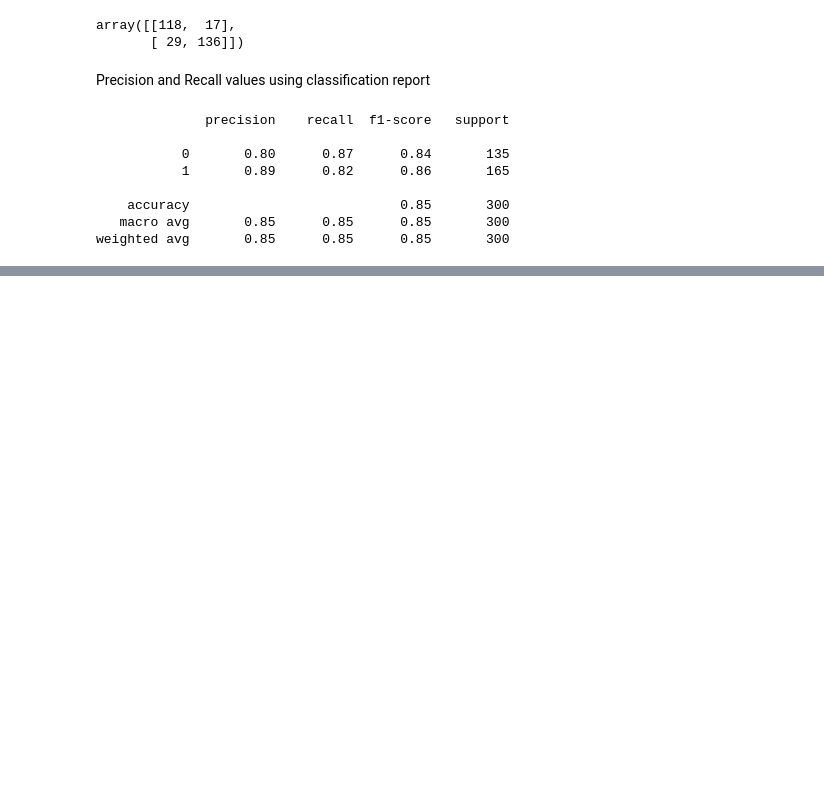
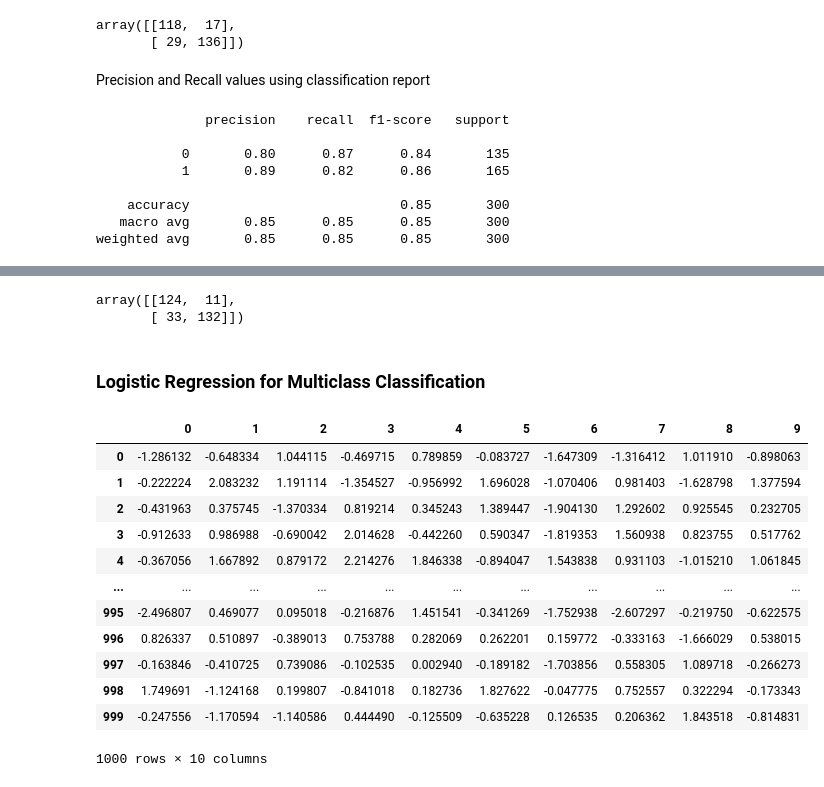
Before and after one commit to niveeez/Logistic-Regression, a Jupyter notebook: logistic_regression_implementation.ipynb, the cells around one changed output, grey strips where cells are left out. Cells and saved outputs as stored; diff of their text form; code cells hidden in the pictures; blank space fills up the shorter version.

```diff
--- a/logistic_regression_implementation.ipynb
+++ b/logistic_regression_implementation.ipynb
@@ -231,0 +389,25 @@ weighted avg       0.85      0.85      0.85       300
+# %%
+confusion_matrix(y_test, y_pred)
+# %% [output]
+array([[124,  11],
+       [ 33, 132]])
+# %% [markdown]
+### Logistic Regression for Multiclass Classification
+# %%
+X, y = make_classification(n_samples=1000, n_features=10,n_informative=3, n_classes=3, random_state=15)
+# %%
+pd.DataFrame(X)
+# %% [output]
+|  | 0 | 1 | 2 | 3 | 4 | 5 | 6 | 7 | 8 | 9 |
+| 0 | -1.286132 | -0.648334 | 1.044115 | -0.469715 | 0.789859 | -0.083727 | -1.647309 | -1.316412 | 1.011910 | -0.898063 |
+| 1 | -0.222224 | 2.083232 | 1.191114 | -1.354527 | -0.956992 | 1.696028 | -1.070406 | 0.981403 | -1.628798 | 1.377594 |
+| 2 | -0.431963 | 0.375745 | -1.370334 | 0.819214 | 0.345243 | 1.389447 | -1.904130 | 1.292602 | 0.925545 | 0.232705 |
+| 3 | -0.912633 | 0.986988 | -0.690042 | 2.014628 | -0.442260 | 0.590347 | -1.819353 | 1.560938 | 0.823755 | 0.517762 |
+| 4 | -0.367056 | 1.667892 | 0.879172 | 2.214276 | 1.846338 | -0.894047 | 1.543838 | 0.931103 | -1.015210 | 1.061845 |
+| ... | ... | ... | ... | ... | ... | ... | ... | ... | ... | ... |
+| 995 | -2.496807 | 0.469077 | 0.095018 | -0.216876 | 1.451541 | -0.341269 | -1.752938 | -2.607297 | -0.219750 | -0.622575 |
+| 996 | 0.826337 | 0.510897 | -0.389013 | 0.753788 | 0.282069 | 0.262201 | 0.159772 | -0.333163 | -1.666029 | 0.538015 |
+| 997 | -0.163846 | -0.410725 | 0.739086 | -0.102535 | 0.002940 | -0.189182 | -1.703856 | 0.558305 | 1.089718 | -0.266273 |
+| 998 | 1.749691 | -1.124168 | 0.199807 | -0.841018 | 0.182736 | 1.827622 | -0.047775 | 0.752557 | 0.322294 | -0.173343 |
+| 999 | -0.247556 | -1.170594 | -1.140586 | 0.444490 | -0.125509 | -0.635228 | 0.126535 | 0.206362 | 1.843518 | -0.814831 |
+1000 rows × 10 columns
```
Also changed, not shown: parts of 85 cells of this notebook.
